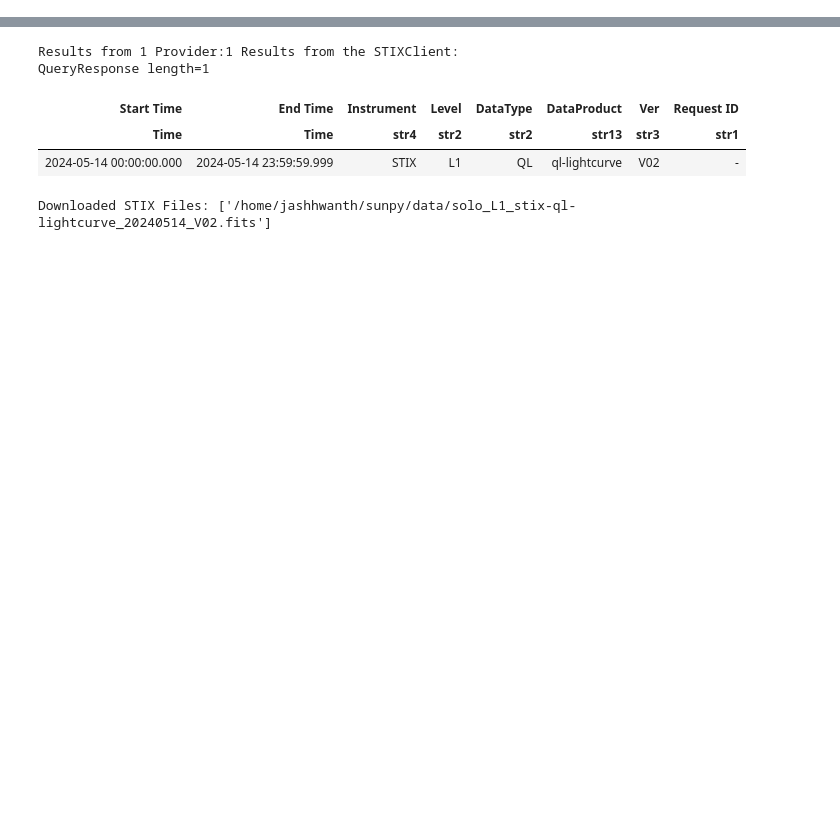
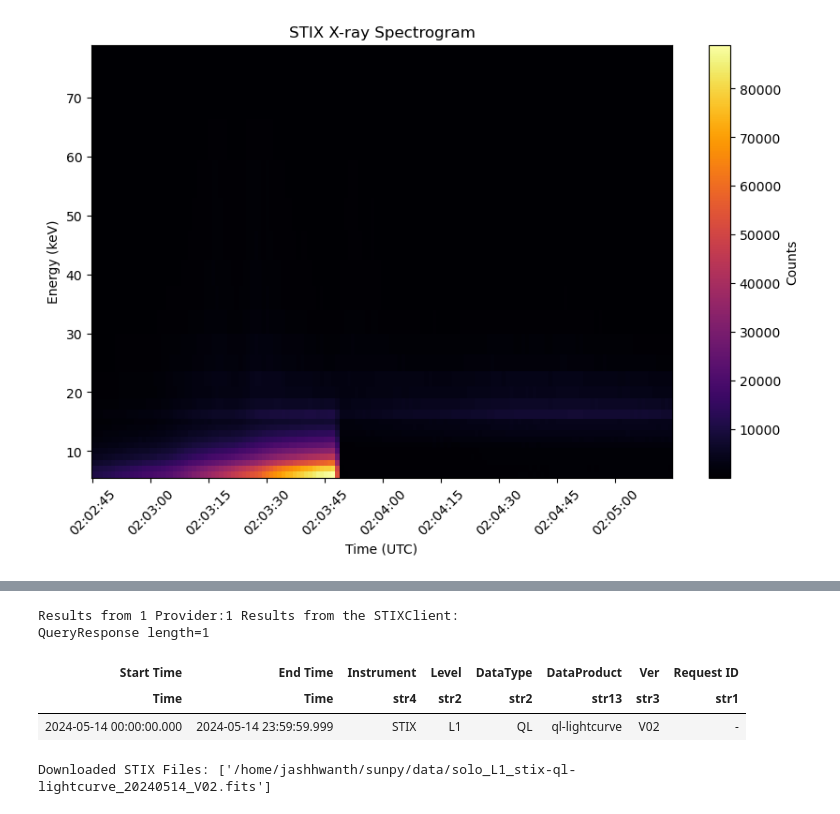
Before and after one commit to MJashwanthNaik/stix-project, a Jupyter notebook: 14_MAY_2024/14_may_24_Stix.ipynb, the cells around one changed output, grey strips where cells are left out. Drawn from its saved outputs; the diff is of its cells as text; code cells hidden in the pictures; blank space fills up the shorter version.

```diff
--- a/14_MAY_2024/14_may_24_Stix.ipynb
+++ b/14_MAY_2024/14_may_24_Stix.ipynb
@@ -59,0 +401,65 @@ spec.plot_spectrogram()
+# %%
+import numpy as np
+import matplotlib.pyplot as plt
+import astropy.units as u
+from astropy.time import Time
+import matplotlib.dates as mdates
+
+# **Extract data**
+time = Time(spec.data['time'])  # Convert time to Time object
+time_utc = time.datetime  # Convert to Python datetime (for plotting)
+
+counts = spec.data['counts']  # Shape: (1185, 32, 8, 31) with units
+e_low = np.array(spec.energies['e_low'])  # Energy lower bounds
+e_high = np.array(spec.energies['e_high'])  # Energy upper bounds
+
+# **Sum counts over detectors and pixels to get (time, energy) shape**
+counts_summed = counts.sum(axis=(1, 2))  # Shape: (1185, 31) with units
+
+# **Remove NaN values from e_high**
+valid_energy_mask = ~np.isnan(e_high)
+e_low = e_low[valid_energy_mask]
+e_high = e_high[valid_energy_mask]
+counts_summed = counts_summed[:, valid_energy_mask]  # Apply the same filter
+
+# **Fix Energy Filtering to include 50-84 keV**
+energy_min = 6.0  # keV
+energy_max = 84.0  # Fix to match QL light curve
+
+energy_mask = (e_low >= energy_min) & (e_high <= energy_max)
+filtered_e_low = e_low[energy_mask]
+filtered_e_high = e_high[energy_mask]
+
+# **Define the time range correctly**
+time_start = Time('2024-05-14T02:02:45')
+time_end = Time('2024-05-14T02:05:15')
+
+time_mask = (time >= time_start) & (time <= time_end)
+filtered_time = np.array(time_utc)[time_mask]  # Convert to array of datetime objects
+
+# **Fix counts extraction**
+filtered_counts = counts_summed[time_mask, :][:, energy_mask].value
+
+# **Debugging Step: Check if counts are all zero after 2:03:45**
+if np.all(filtered_counts[filtered_time > Time('2024-05-14T02:03:45').datetime] == 0):
+    print("⚠ Warning: All counts are zero after 2:03:45! Check filtering.")
+
+# **Create a 2D meshgrid for pcolormesh**
+time_grid, energy_grid = np.meshgrid(filtered_time, filtered_e_low)
+
+# **Plot the spectrogram**
+plt.figure(figsize=(10, 6))
+plt.pcolormesh(time_grid, energy_grid, filtered_counts.T, shading='auto', cmap='inferno')
+plt.colorbar(label='Counts')
+
+# **Format the x-axis with UTC time**
+plt.xlabel("Time (UTC)")
+plt.ylabel("Energy (keV)")
+plt.title("STIX X-ray Spectrogram")
+
+plt.gca().xaxis.set_major_formatter(mdates.DateFormatter('%H:%M:%S'))  # Show only time
+plt.xticks(rotation=45)
+
+plt.show()
+# %% [output]
+[figure, added]
```
Also changed, not shown: parts of 29 cells of this notebook, 9 other files.
